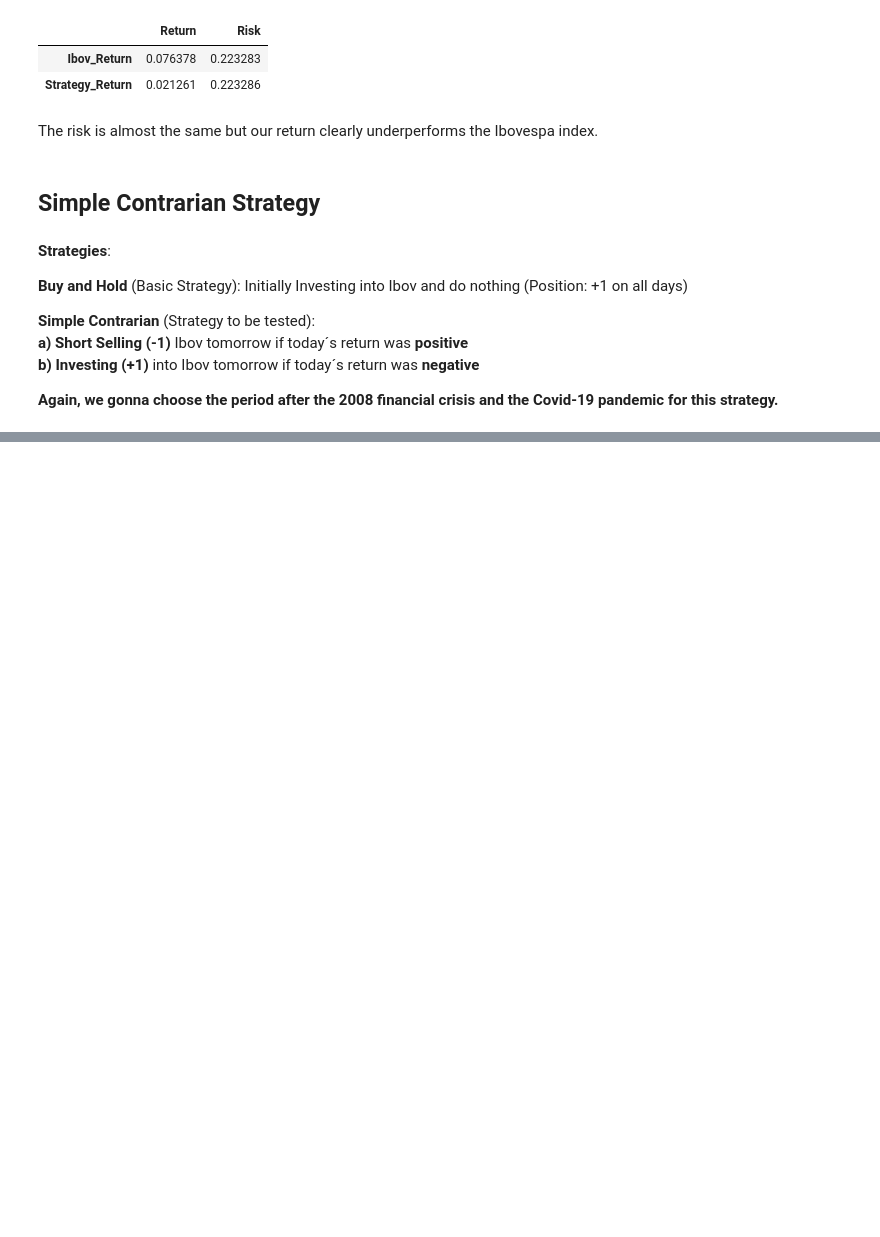
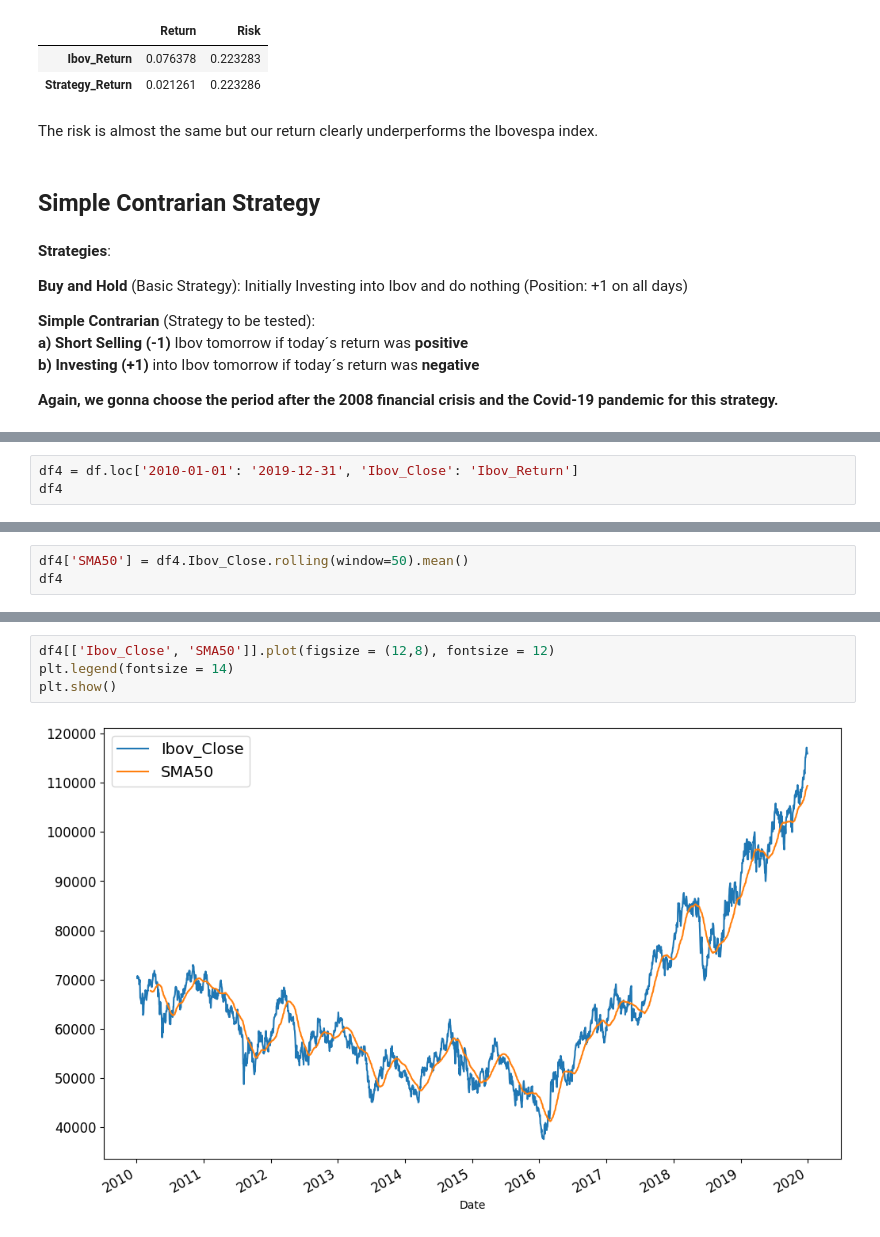
Before and after one commit to RochaErik/Project-Ibovespa-Analysis-Trading-Strategies, a Jupyter notebook: IbovespaAnalysis&Strategy.ipynb, the cells around one changed output, grey strips where cells are left out. Cells and saved outputs as stored; diff of their text form; blank space fills up the shorter version.

```diff
--- a/IbovespaAnalysis&Strategy.ipynb
+++ b/IbovespaAnalysis&Strategy.ipynb
@@ -291,0 +426,3 @@ df2
+# %%
+df4 = df.loc['2010-01-01': '2019-12-31', 'Ibov_Close': 'Ibov_Return']
+df4
@@ -291,0 +463,3 @@ df2
+# %%
+df4['SMA50'] = df4.Ibov_Close.rolling(window=50).mean()
+df4
@@ -291,0 +481,6 @@ df2
+# %%
+df4[['Ibov_Close', 'SMA50']].plot(figsize = (12,8), fontsize = 12)
+plt.legend(fontsize = 14)
+plt.show()
+# %% [output]
+[figure, added]
```
Also changed, not shown: parts of 27 cells of this notebook.
